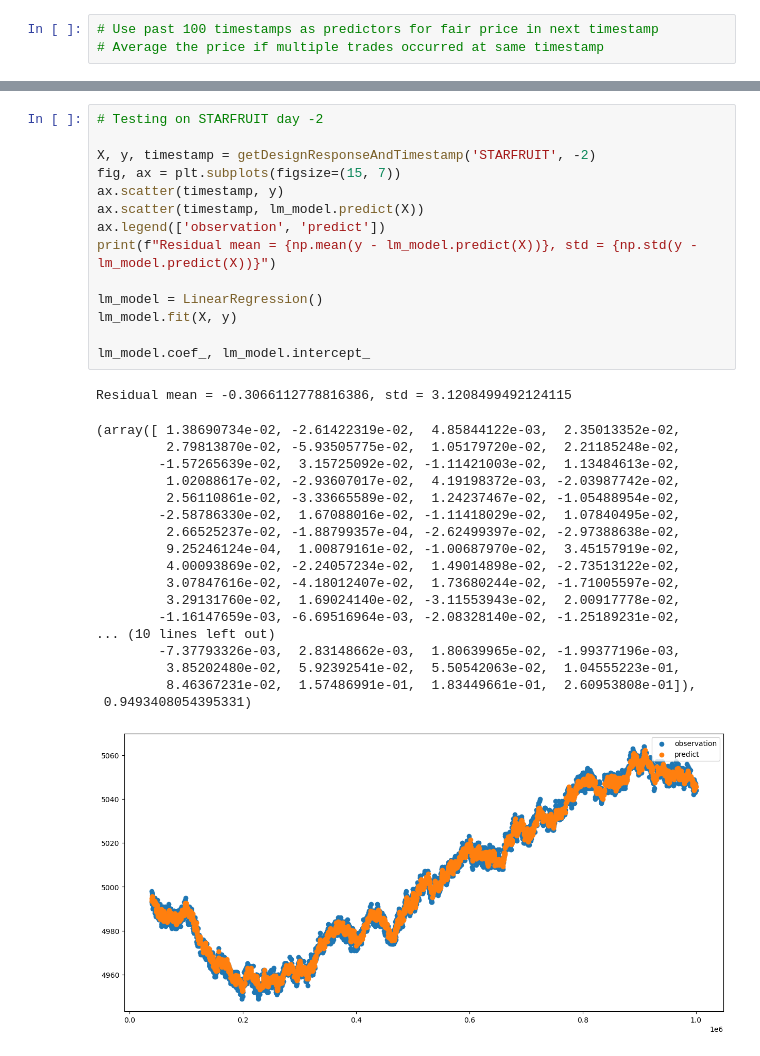
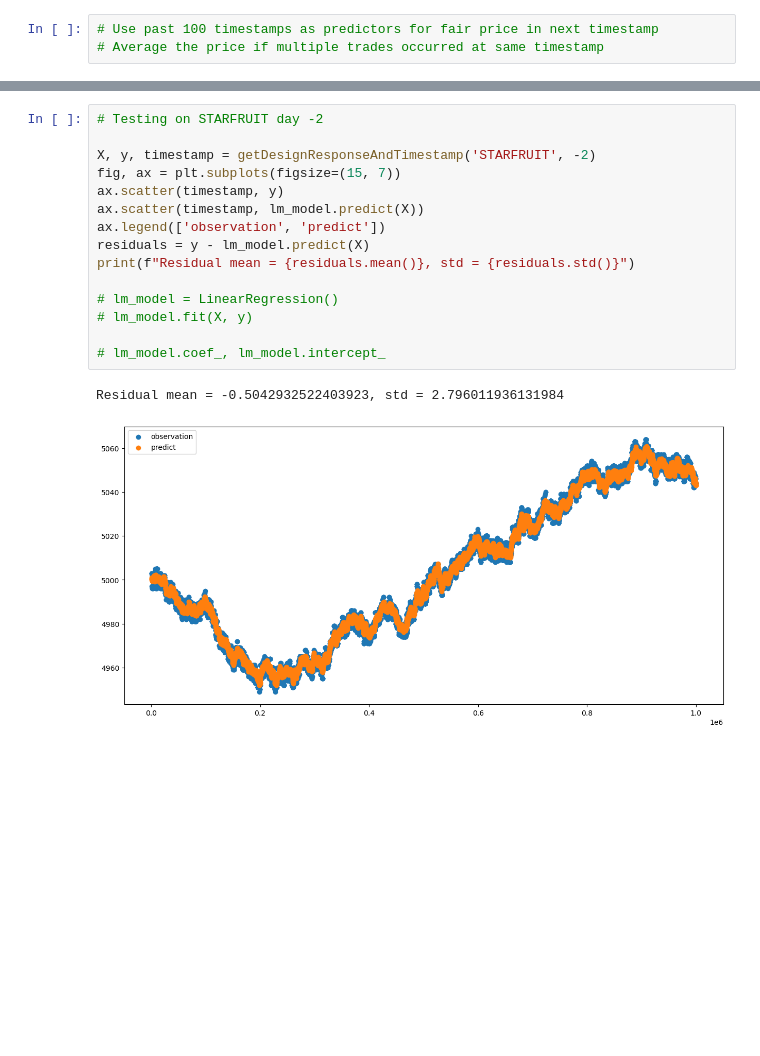
Before and after one commit to josephxiao8/prosperity2, a Jupyter notebook: joshua-notebooks/Round 1.ipynb, the cells around one changed output, grey strips where cells are left out. Cells and saved outputs as stored; diff of their text form; blank space fills up the shorter version.

```diff
--- a/joshua-notebooks/Round 1.ipynb
+++ b/joshua-notebooks/Round 1.ipynb
@@ -124,37 +149,21 @@ Residual mean = -4.616928490109358e-13, std = 3.001591155264128
 # %%
 # Testing on STARFRUIT day -2
 
 X, y, timestamp = getDesignResponseAndTimestamp('STARFRUIT', -2)
 fig, ax = plt.subplots(figsize=(15, 7))
 ax.scatter(timestamp, y)
 ax.scatter(timestamp, lm_model.predict(X))
 ax.legend(['observation', 'predict'])
-print(f"Residual mean = {np.mean(y - lm_model.predict(X))}, std = {np.std(y - lm_model.predict(X))}")
+residuals = y - lm_model.predict(X)
+print(f"Residual mean = {residuals.mean()}, std = {residuals.std()}")
 
-lm_model = LinearRegression()
-lm_model.fit(X, y)
+# lm_model = LinearRegression()
+# lm_model.fit(X, y)
 
-lm_model.coef_, lm_model.intercept_
+# lm_model.coef_, lm_model.intercept_
 # %% [output]
-Residual mean = -0.3066112778816386, std = 3.1208499492124115
+Residual mean = -0.5042932522403923, std = 2.796011936131984
-(array([ 1.38690734e-02, -2.61422319e-02,  4.85844122e-03,  2.35013352e-02,
-         2.79813870e-02, -5.93505775e-02,  1.05179720e-02,  2.21185248e-02,
-        -1.57265639e-02,  3.15725092e-02, -1.11421003e-02,  1.13484613e-02,
-         1.02088617e-02, -2.93607017e-02,  4.19198372e-03, -2.03987742e-02,
-         2.56110861e-02, -3.33665589e-02,  1.24237467e-02, -1.05488954e-02,
-        -2.58786330e-02,  1.67088016e-02, -1.11418029e-02,  1.07840495e-02,
-         2.66525237e-02, -1.88799357e-04, -2.62499397e-02, -2.97388638e-02,
-         9.25246124e-04,  1.00879161e-02, -1.00687970e-02,  3.45157919e-02,
-         4.00093869e-02, -2.24057234e-02,  1.49014898e-02, -2.73513122e-02,
-         3.07847616e-02, -4.18012407e-02,  1.73680244e-02, -1.71005597e-02,
-         3.29131760e-02,  1.69024140e-02, -3.11553943e-02,  2.00917778e-02,
-        -1.16147659e-03, -6.69516964e-03, -2.08328140e-02, -1.25189231e-02,
-... (10 lines left out)
-        -7.37793326e-03,  2.83148662e-03,  1.80639965e-02, -1.99377196e-03,
-         3.85202480e-02,  5.92392541e-02,  5.50542063e-02,  1.04555223e-01,
-         8.46367231e-02,  1.57486991e-01,  1.83449661e-01,  2.60953808e-01]),
- 0.9493408054395331)
-[figure, old version]
+[figure, new version]
 # %%
 # Testing on STARFRUIT day 0
 
```
Also changed, not shown: parts of 11 cells of this notebook, 7 other files.
